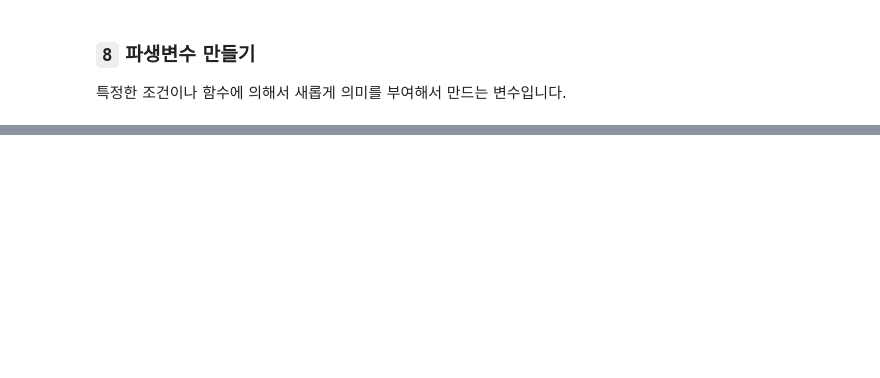
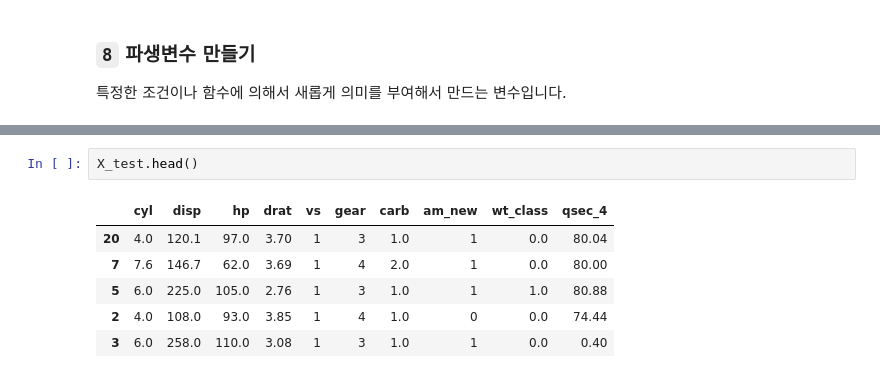
Before and after one commit to pinkocto/BP2022, a Jupyter notebook: _notebooks/2022-11-14-bigdata-test-study.ipynb, the cells around one changed output, grey strips where cells are left out. Cells and saved outputs as stored; diff of their text form; blank space fills up the shorter version.

```diff
--- a/_notebooks/2022-11-14-bigdata-test-study.ipynb
+++ b/_notebooks/2022-11-14-bigdata-test-study.ipynb
@@ -758,0 +817,9 @@ X.head()
+# %%
+X_test.head()
+# %% [output]
+|  | cyl | disp | hp | drat | vs | gear | carb | am_new | wt_class | qsec_4 |
+| 20 | 4.0 | 120.1 | 97.0 | 3.70 | 1 | 3 | 1.0 | 1 | 0.0 | 80.04 |
+| 7 | 7.6 | 146.7 | 62.0 | 3.69 | 1 | 4 | 2.0 | 1 | 0.0 | 80.00 |
+| 5 | 6.0 | 225.0 | 105.0 | 2.76 | 1 | 3 | 1.0 | 1 | 1.0 | 80.88 |
+| 2 | 4.0 | 108.0 | 93.0 | 3.85 | 1 | 4 | 1.0 | 0 | 0.0 | 74.44 |
+| 3 | 6.0 | 258.0 | 110.0 | 3.08 | 1 | 3 | 1.0 | 1 | 0.0 | 0.40 |
```
Also changed, not shown: parts of 41 cells of this notebook.
